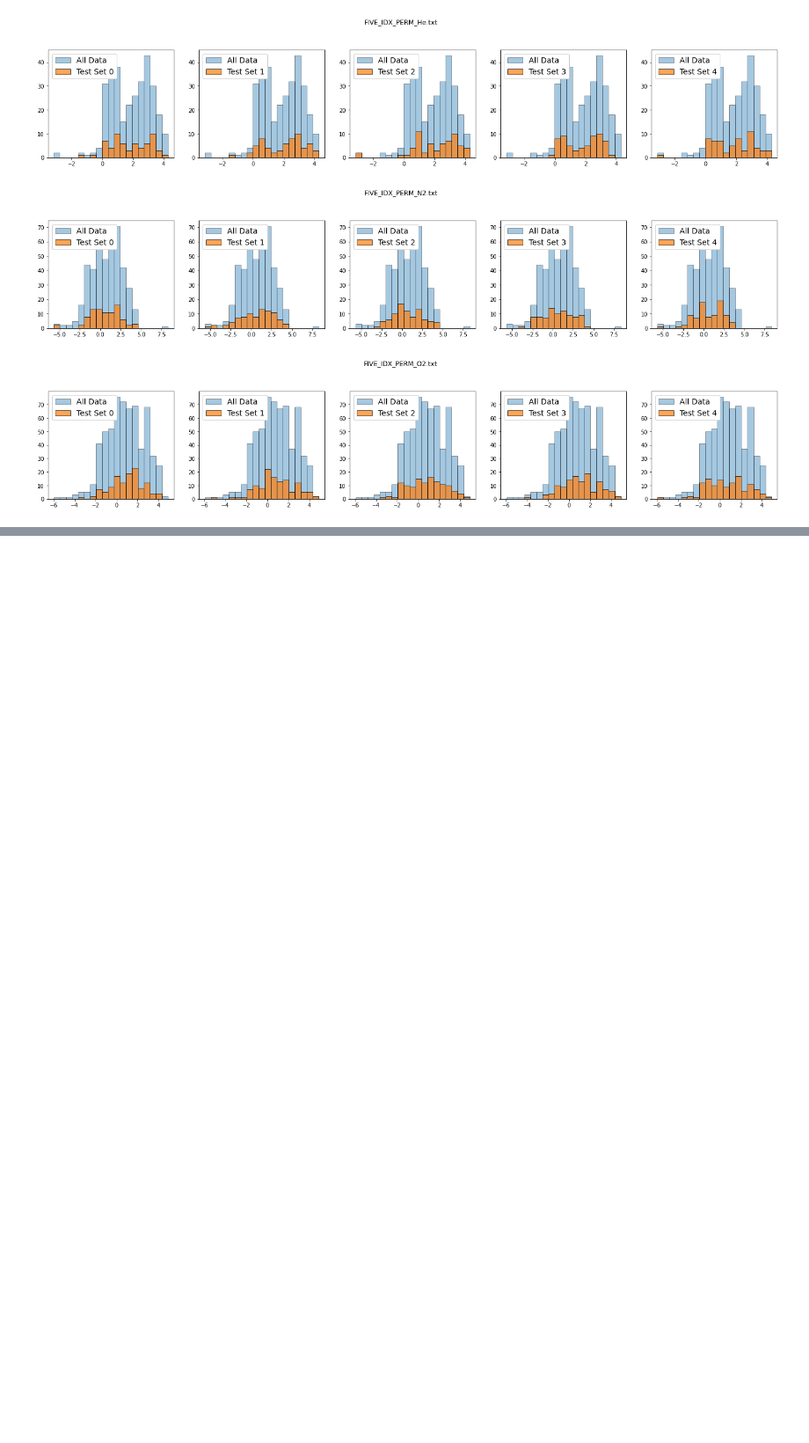
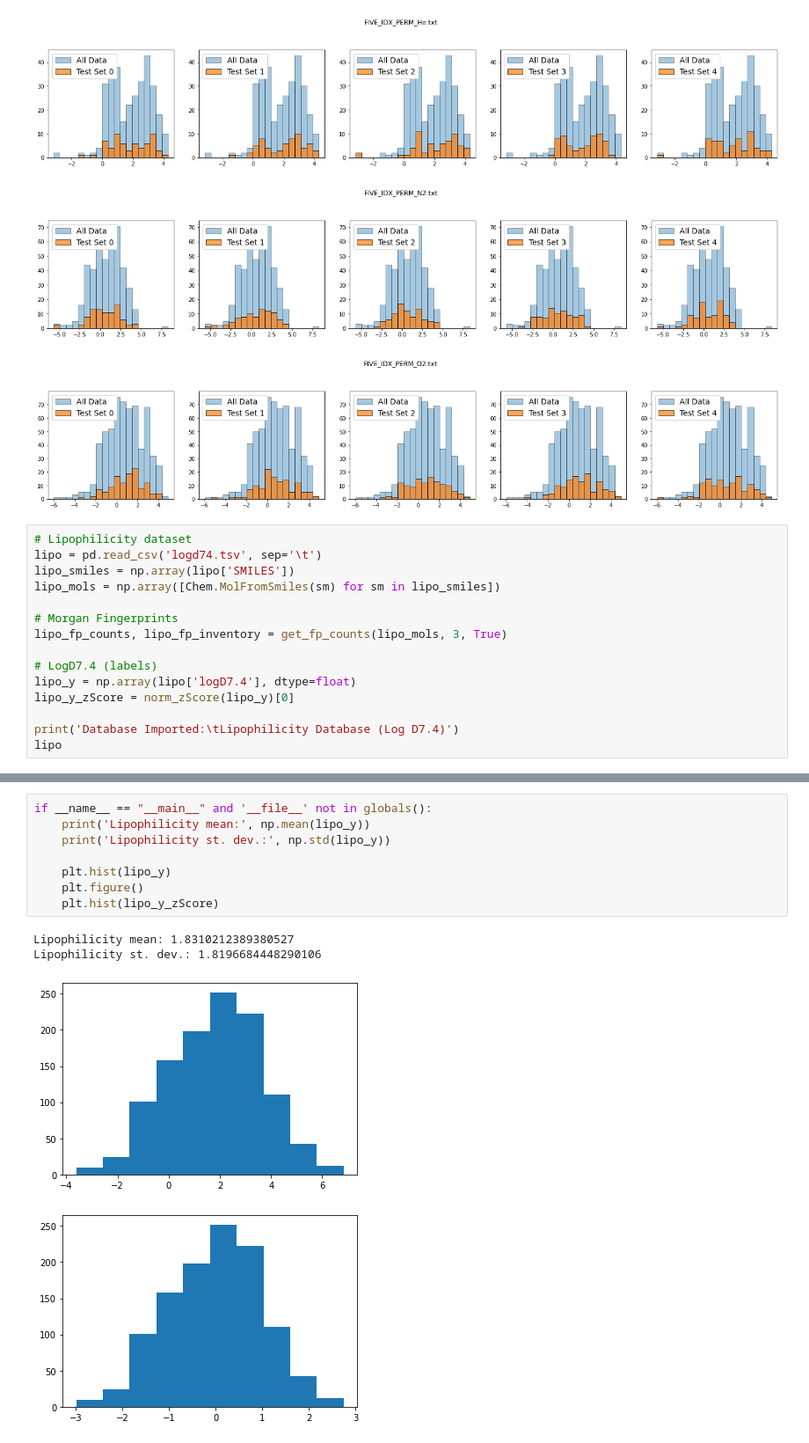
Before and after one commit to songs1/PolyPy, a Jupyter notebook: PolyPy3_load_data.ipynb, the cells around one changed output, grey strips where cells are left out. Shown at 88% size. Saved outputs shown, nothing was run; the diff lists cells and outputs as text; blank space fills up the shorter version.

```diff
--- a/PolyPy3_load_data.ipynb
+++ b/PolyPy3_load_data.ipynb
@@ -499,3 +499,18 @@ if __name__ == "__main__" and '__file__' not in globals():
 [figure]
 [figure]
 [figure]
+# %%
+# Lipophilicity dataset
+lipo = pd.read_csv('logd74.tsv', sep='\t')
+lipo_smiles = np.array(lipo['SMILES'])
+lipo_mols = np.array([Chem.MolFromSmiles(sm) for sm in lipo_smiles])
+
+# Morgan Fingerprints
+lipo_fp_counts, lipo_fp_inventory = get_fp_counts(lipo_mols, 3, True)
+
+# LogD7.4 (labels)
+lipo_y = np.array(lipo['logD7.4'], dtype=float)
+lipo_y_zScore = norm_zScore(lipo_y)[0]
+
+print('Database Imported:\tLipophilicity Database (Log D7.4)')
+lipo
@@ -501,0 +569,13 @@ if __name__ == "__main__" and '__file__' not in globals():
+# %%
+if __name__ == "__main__" and '__file__' not in globals():
+    print('Lipophilicity mean:', np.mean(lipo_y))
+    print('Lipophilicity st. dev.:', np.std(lipo_y))
+
+    plt.hist(lipo_y)
+    plt.figure()
+    plt.hist(lipo_y_zScore)
+# %% [output]
+Lipophilicity mean: 1.8310212389380527
+Lipophilicity st. dev.: 1.8196684448290106
+[figure, added]
+[figure, added]
```
Also changed, not shown: parts of 8 cells of this notebook.
